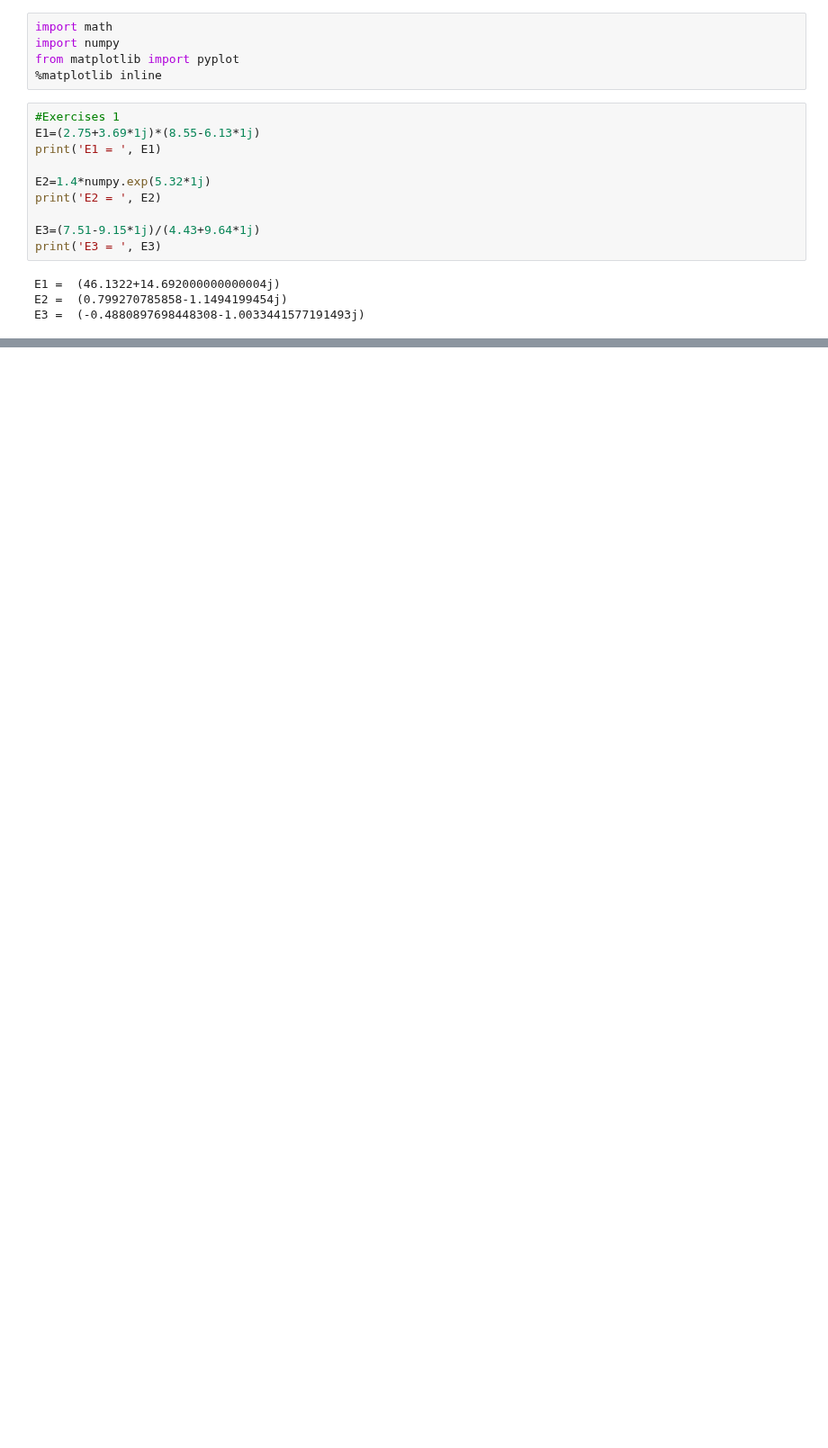
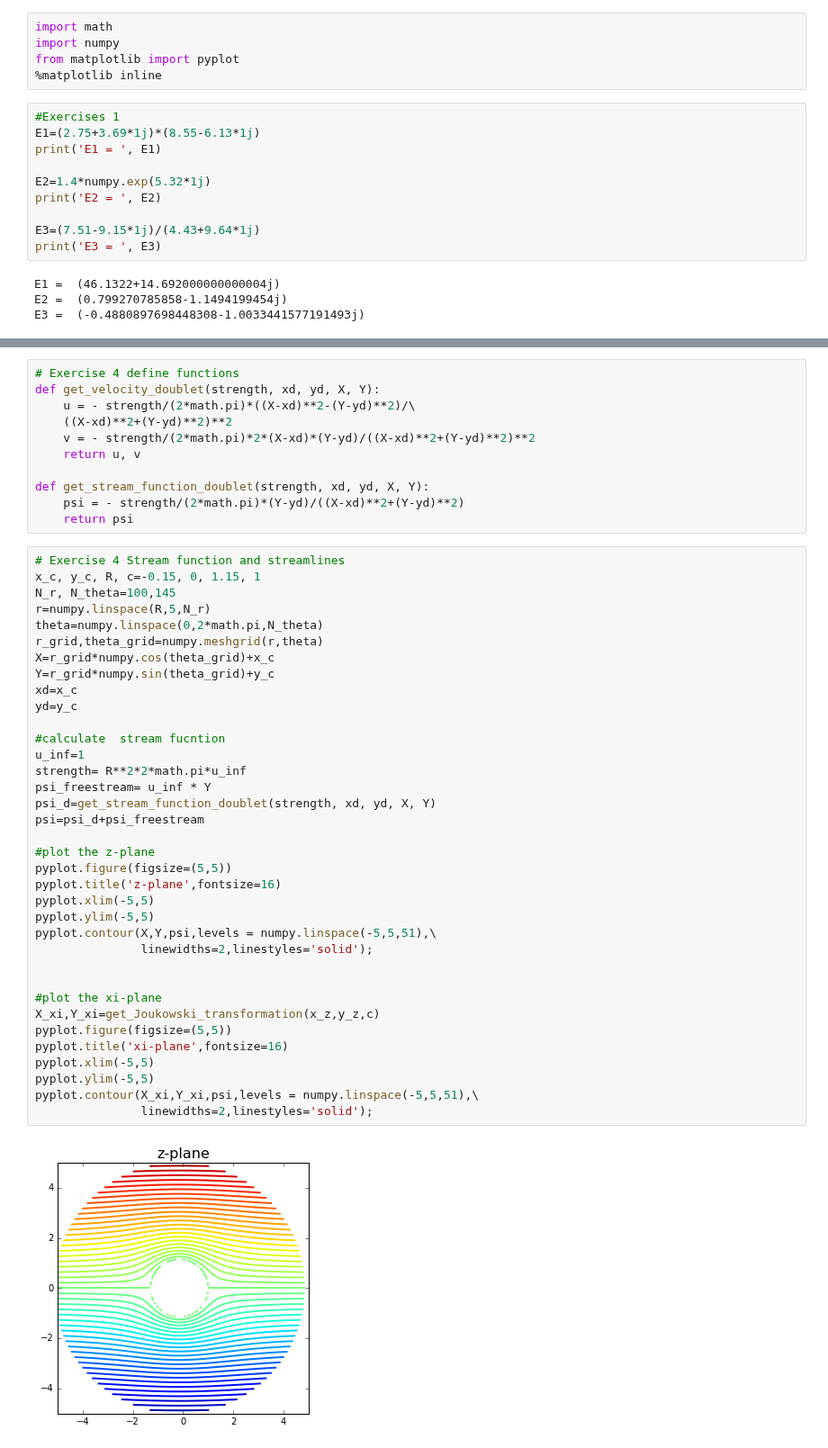
Before and after one commit to wangze233/MAE6226, a Jupyter notebook: Assignment_2.ipynb, the cells around one changed output, grey strips where cells are left out. Shown at 90% size. Drawn from its saved outputs; the diff is of its cells as text; blank space fills up the shorter version.

```diff
--- a/Assignment_2.ipynb
+++ b/Assignment_2.ipynb
@@ -142,0 +142,49 @@ pyplot.scatter(x,y,color='b', s=1, marker='o');
+# %%
+# Exercise 4 define functions
+def get_velocity_doublet(strength, xd, yd, X, Y):
+    u = - strength/(2*math.pi)*((X-xd)**2-(Y-yd)**2)/\
+    ((X-xd)**2+(Y-yd)**2)**2
+    v = - strength/(2*math.pi)*2*(X-xd)*(Y-yd)/((X-xd)**2+(Y-yd)**2)**2
+    return u, v
+
+def get_stream_function_doublet(strength, xd, yd, X, Y):
+    psi = - strength/(2*math.pi)*(Y-yd)/((X-xd)**2+(Y-yd)**2)
+    return psi
+# %%
+# Exercise 4 Stream function and streamlines
+x_c, y_c, R, c=-0.15, 0, 1.15, 1
+N_r, N_theta=100,145
+r=numpy.linspace(R,5,N_r)
+theta=numpy.linspace(0,2*math.pi,N_theta)
+r_grid,theta_grid=numpy.meshgrid(r,theta)
+X=r_grid*numpy.cos(theta_grid)+x_c
+Y=r_grid*numpy.sin(theta_grid)+y_c
+xd=x_c
+yd=y_c
+
+#calculate  stream fucntion
+u_inf=1
+strength= R**2*2*math.pi*u_inf
+psi_freestream= u_inf * Y
+psi_d=get_stream_function_doublet(strength, xd, yd, X, Y)
+psi=psi_d+psi_freestream
+
+#plot the z-plane
+pyplot.figure(figsize=(5,5))
+pyplot.title('z-plane',fontsize=16)
+pyplot.xlim(-5,5)
+pyplot.ylim(-5,5)
+pyplot.contour(X,Y,psi,levels = numpy.linspace(-5,5,51),\
+               linewidths=2,linestyles='solid');
+
+
+#plot the xi-plane
+X_xi,Y_xi=get_Joukowski_transformation(x_z,y_z,c)
+pyplot.figure(figsize=(5,5))
+pyplot.title('xi-plane',fontsize=16)
+pyplot.xlim(-5,5)
+pyplot.ylim(-5,5)
+pyplot.contour(X_xi,Y_xi,psi,levels = numpy.linspace(-5,5,51),\
+               linewidths=2,linestyles='solid');
+# %% [output]
+[figure, added]
```
Also changed, not shown: parts of 14 cells of this notebook.
